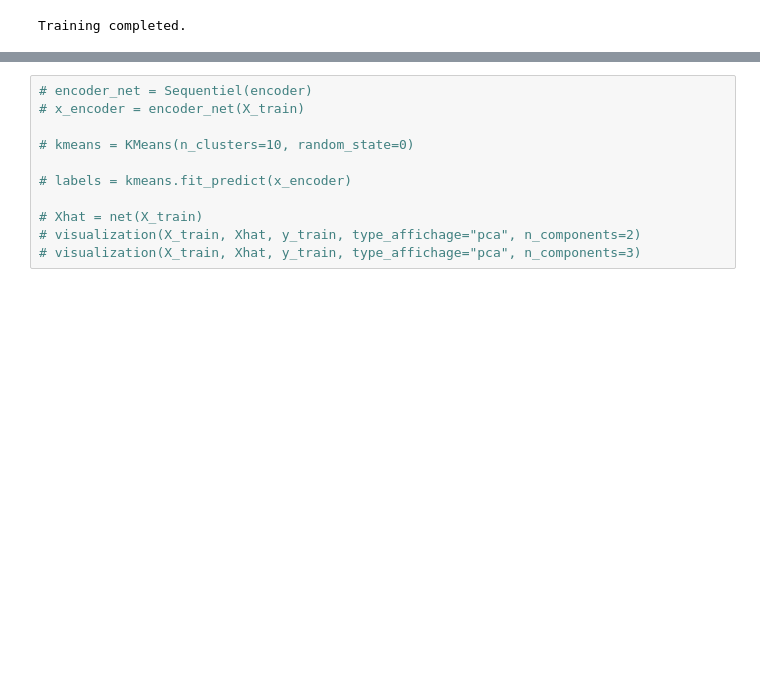
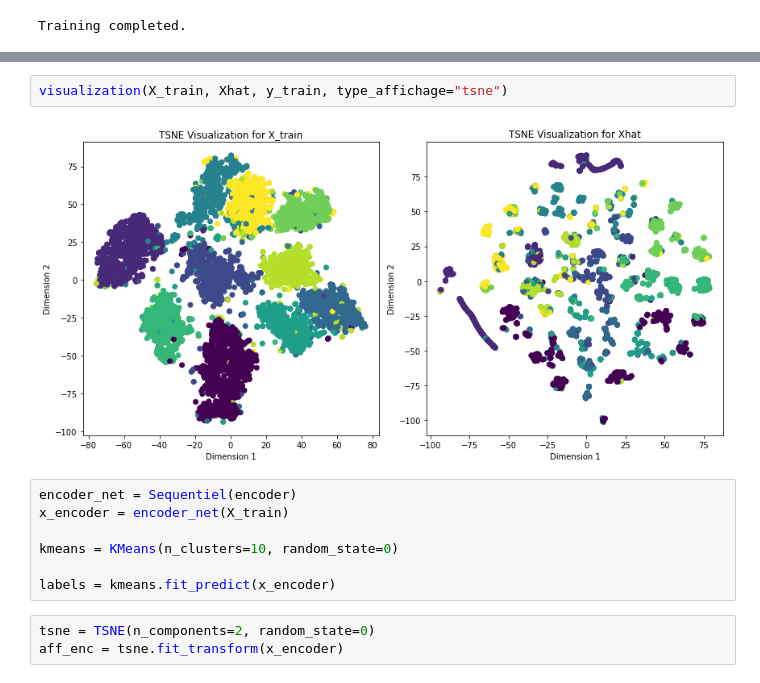
Before and after one commit to Amayas29/neural-networks, a Jupyter notebook: experimentations/autoencoder.ipynb, the cells around one changed output, grey strips where cells are left out. Drawn from its saved outputs; the diff is of its cells as text; blank space fills up the shorter version.

Commit message:
auto encoder

```diff
--- a/experimentations/autoencoder.ipynb
+++ b/experimentations/autoencoder.ipynb
@@ -143,11 +170,14 @@ optim.SGD(X_train, X_train, test_train_split=True, batch_size=batch_size, epochs
+# %%
+visualization(X_train, Xhat, y_train, type_affichage="tsne")
+# %% [output]
+[figure, added]
 # %%
-# encoder_net = Sequentiel(encoder)
-# x_encoder = encoder_net(X_train)
+encoder_net = Sequentiel(encoder)
+x_encoder = encoder_net(X_train)
 
-# kmeans = KMeans(n_clusters=10, random_state=0)
+kmeans = KMeans(n_clusters=10, random_state=0)
 
-# labels = kmeans.fit_predict(x_encoder)
-
-# Xhat = net(X_train)
-# visualization(X_train, Xhat, y_train, type_affichage="pca", n_components=2)
-# visualization(X_train, Xhat, y_train, type_affichage="pca", n_components=3)
+labels = kmeans.fit_predict(x_encoder)
+# %%
+tsne = TSNE(n_components=2, random_state=0)
+aff_enc = tsne.fit_transform(x_encoder)
```
Also changed, not shown: parts of 13 cells of this notebook.
